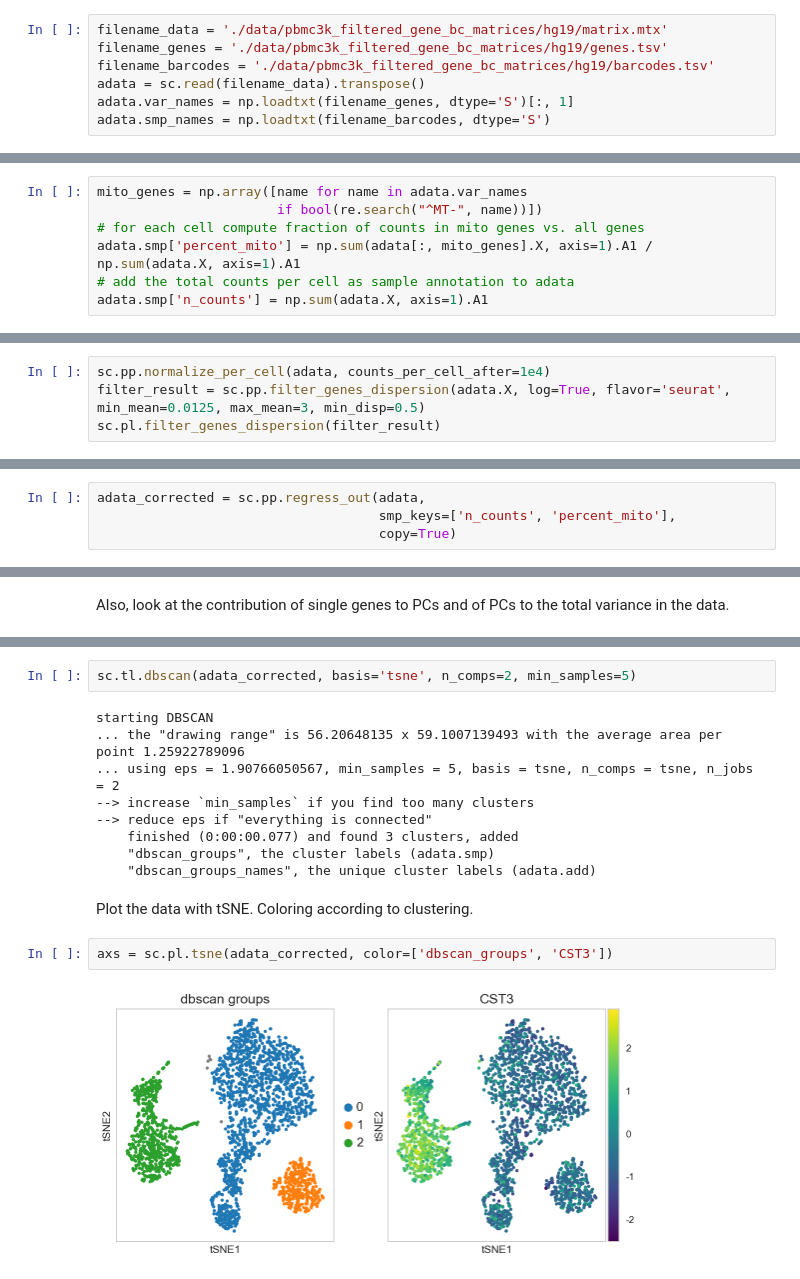
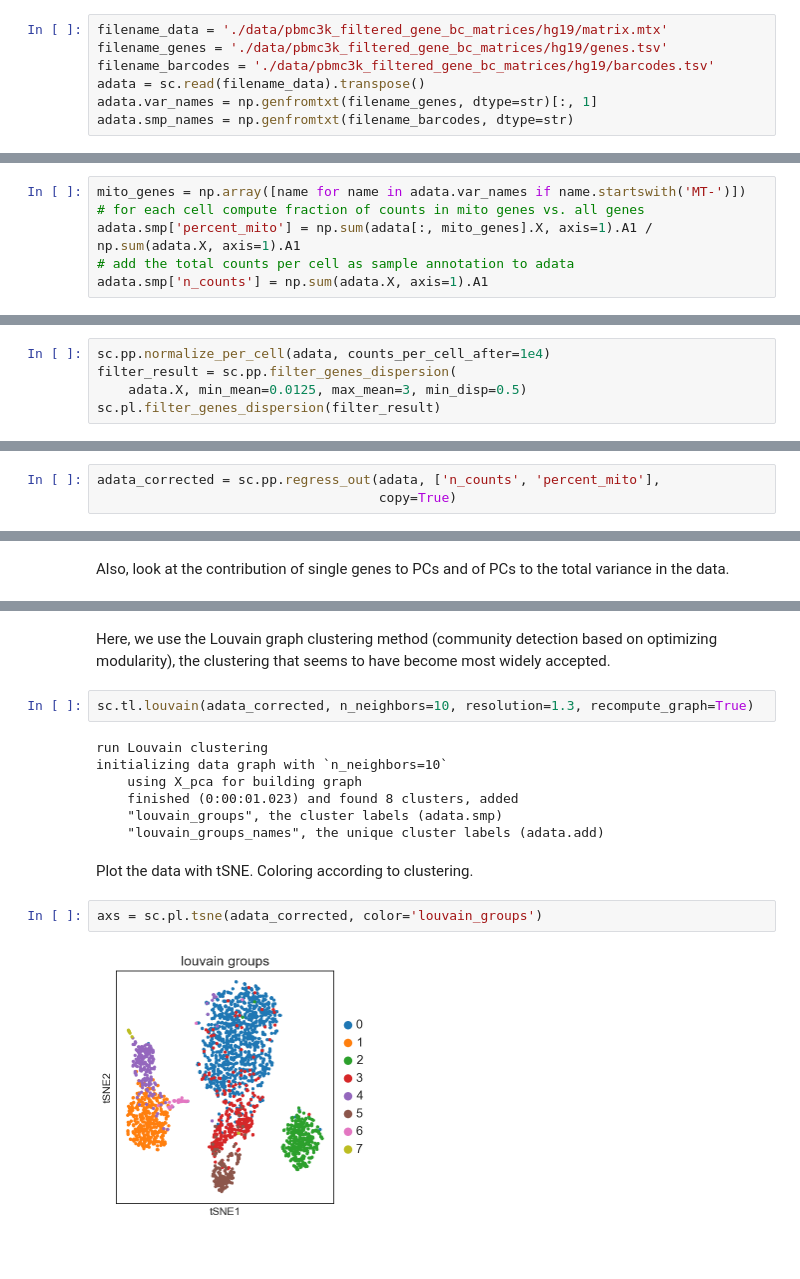
Before and after one commit to scverse/scanpy_usage, a Jupyter notebook: 170505_seurat/seurat.ipynb, the cells around one changed output, grey strips where cells are left out. Saved outputs shown, nothing was run; the diff lists cells and outputs as text; blank space fills up the shorter version.

Commit message:
updated seurat

```diff
--- a/170505_seurat/seurat.ipynb
+++ b/170505_seurat/seurat.ipynb
@@ -31,6 +25,6 @@ filename_data = './data/pbmc3k_filtered_gene_bc_matrices/hg19/matrix.mtx'
 filename_genes = './data/pbmc3k_filtered_gene_bc_matrices/hg19/genes.tsv'
 filename_barcodes = './data/pbmc3k_filtered_gene_bc_matrices/hg19/barcodes.tsv'
 adata = sc.read(filename_data).transpose()
-adata.var_names = np.loadtxt(filename_genes, dtype='S')[:, 1]
-adata.smp_names = np.loadtxt(filename_barcodes, dtype='S')
+adata.var_names = np.genfromtxt(filename_genes, dtype=str)[:, 1]
+adata.smp_names = np.genfromtxt(filename_barcodes, dtype=str)
 # %% [output]
@@ -45,8 +40,7 @@ sc.pp.filter_genes(adata, min_cells=3)
 # %% [markdown]
 Plot some information about mitochondrial genes, important for quality control
 # %%
-mito_genes = np.array([name for name in adata.var_names
-                       if bool(re.search("^MT-", name))])
+mito_genes = np.array([name for name in adata.var_names if name.startswith('MT-')])
 # for each cell compute fraction of counts in mito genes vs. all genes
 adata.smp['percent_mito'] = np.sum(adata[:, mito_genes].X, axis=1).A1 / np.sum(adata.X, axis=1).A1
 # add the total counts per cell as sample annotation to adata
@@ -74,6 +74,7 @@ adata = adata[adata.smp['percent_mito'] < 0.05, :]
 Per-cell normalize the data matrix $X$, identify highly-variable genes and compute logarithm.
 # %%
 sc.pp.normalize_per_cell(adata, counts_per_cell_after=1e4)
-filter_result = sc.pp.filter_genes_dispersion(adata.X, log=True, flavor='seurat', min_mean=0.0125, max_mean=3, min_disp=0.5)
+filter_result = sc.pp.filter_genes_dispersion(
+    adata.X, min_mean=0.0125, max_mean=3, min_disp=0.5)
 sc.pl.filter_genes_dispersion(filter_result)
 # %% [output]
@@ -91,7 +93,6 @@ sc.pp.log1p(adata)
 # %% [markdown]
 Regress out effects of total counts per cell and the percentage of mitochondrial genes expressed. Scale the data to unit variance.
 # %%
-adata_corrected = sc.pp.regress_out(adata,
-                                    smp_keys=['n_counts', 'percent_mito'],
+adata_corrected = sc.pp.regress_out(adata, ['n_counts', 'percent_mito'],
                                     copy=True)
 # %% [output]
@@ -138,17 +137,17 @@ Here, we use the very simple DBSCAN clustering method, similar to k-means as use
-# %%
-sc.tl.dbscan(adata_corrected, basis='tsne', n_comps=2, min_samples=5)
-# %% [output]
-starting DBSCAN
-... the "drawing range" is 56.20648135 x 59.1007139493 with the average area per point 1.25922789096
-... using eps = 1.90766050567, min_samples = 5, basis = tsne, n_comps = tsne, n_jobs = 2
---> increase `min_samples` if you find too many clusters
---> reduce eps if "everything is connected"
-    finished (0:00:00.077) and found 3 clusters, added
-    "dbscan_groups", the cluster labels (adata.smp)
-    "dbscan_groups_names", the unique cluster labels (adata.add)
+# %% [markdown]
+Here, we use the Louvain graph clustering method (community detection based on optimizing modularity), the clustering that seems to have become most widely accepted.
+# %%
+sc.tl.louvain(adata_corrected, n_neighbors=10, resolution=1.3, recompute_graph=True)
+# %% [output]
+run Louvain clustering
+initializing data graph with `n_neighbors=10`
+    using X_pca for building graph
+    finished (0:00:01.023) and found 8 clusters, added
+    "louvain_groups", the cluster labels (adata.smp)
+    "louvain_groups_names", the unique cluster labels (adata.add)
 # %% [markdown]
 Plot the data with tSNE. Coloring according to clustering.
 # %%
-axs = sc.pl.tsne(adata_corrected, color=['dbscan_groups', 'CST3'])
+axs = sc.pl.tsne(adata_corrected, color='louvain_groups')
 # %% [output]
-[figure, old version]
+[figure, new version]
```
Also changed, not shown: parts of 34 cells of this notebook.
